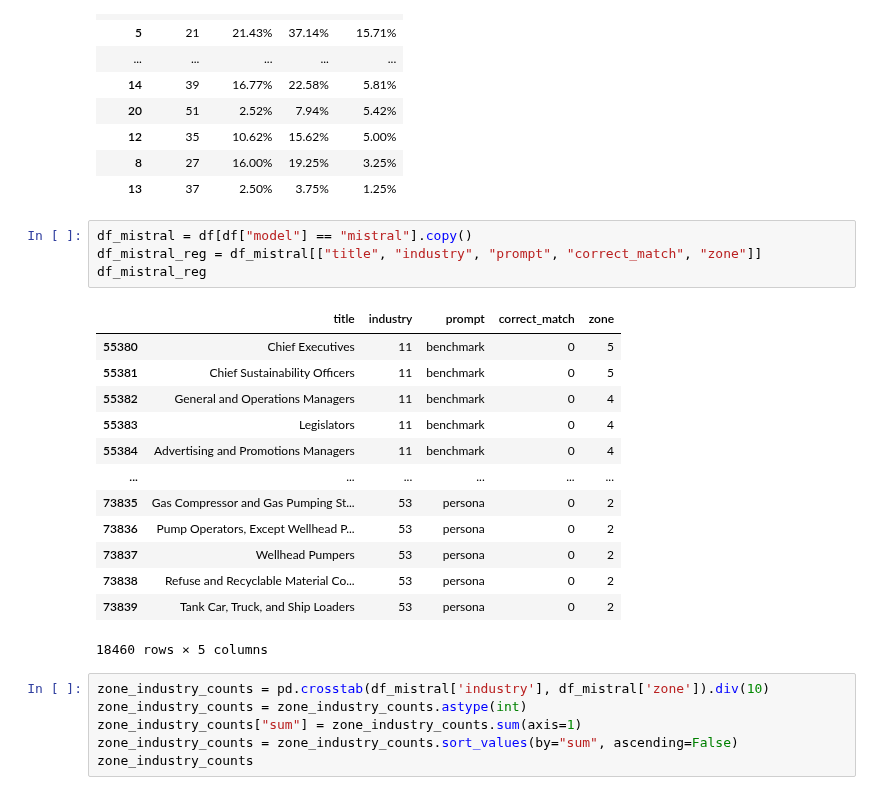
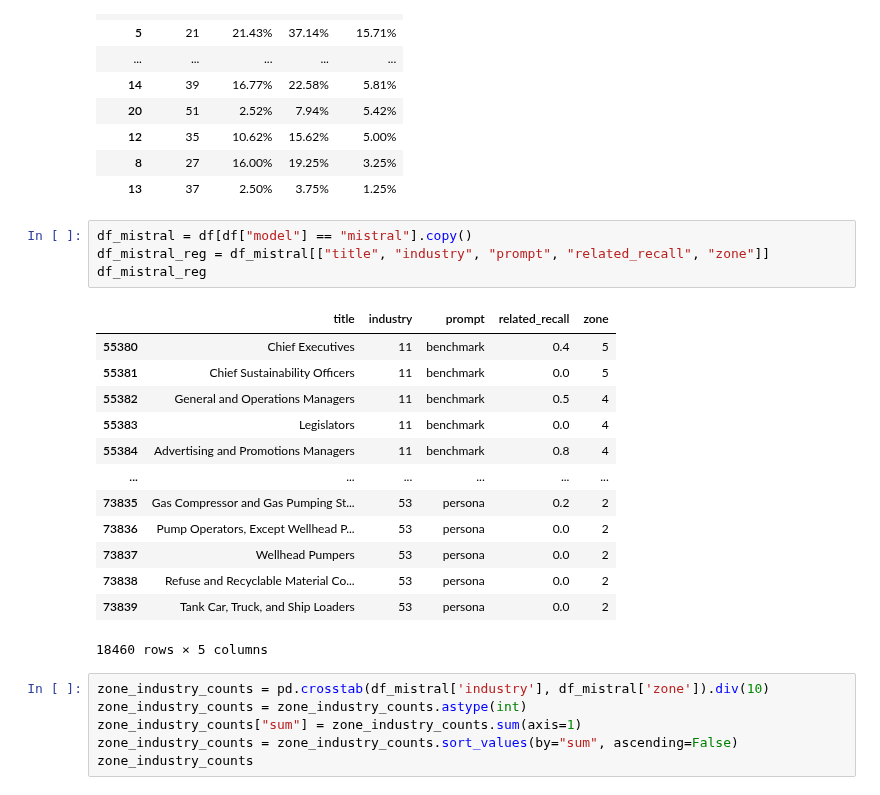
Before and after one commit to Segtanof/Teapot, a Jupyter notebook: task1_analysis.ipynb, the cells around one changed output. Cells and saved outputs as stored; diff of their text form.

```diff
--- a/task1_analysis.ipynb
+++ b/task1_analysis.ipynb
@@ -412,21 +412,21 @@ df_ind
 | 13 | 37 | 2.50% | 3.75% | 1.25% |
 # %%
 df_mistral = df[df["model"] == "mistral"].copy()
-df_mistral_reg = df_mistral[["title", "industry", "prompt", "correct_match", "zone"]]
+df_mistral_reg = df_mistral[["title", "industry", "prompt", "related_recall", "zone"]]
 df_mistral_reg
 # %% [output]
-|  | title | industry | prompt | correct_match | zone |
-| 55380 | Chief Executives | 11 | benchmark | 0 | 5 |
-| 55381 | Chief Sustainability Officers | 11 | benchmark | 0 | 5 |
-| 55382 | General and Operations Managers | 11 | benchmark | 0 | 4 |
-| 55383 | Legislators | 11 | benchmark | 0 | 4 |
-| 55384 | Advertising and Promotions Managers | 11 | benchmark | 0 | 4 |
+|  | title | industry | prompt | related_recall | zone |
+| 55380 | Chief Executives | 11 | benchmark | 0.4 | 5 |
+| 55381 | Chief Sustainability Officers | 11 | benchmark | 0.0 | 5 |
+| 55382 | General and Operations Managers | 11 | benchmark | 0.5 | 4 |
+| 55383 | Legislators | 11 | benchmark | 0.0 | 4 |
+| 55384 | Advertising and Promotions Managers | 11 | benchmark | 0.8 | 4 |
 | ... | ... | ... | ... | ... | ... |
-| 73835 | Gas Compressor and Gas Pumping St... | 53 | persona | 0 | 2 |
-| 73836 | Pump Operators, Except Wellhead P... | 53 | persona | 0 | 2 |
-| 73837 | Wellhead Pumpers | 53 | persona | 0 | 2 |
-| 73838 | Refuse and Recyclable Material Co... | 53 | persona | 0 | 2 |
-| 73839 | Tank Car, Truck, and Ship Loaders | 53 | persona | 0 | 2 |
+| 73835 | Gas Compressor and Gas Pumping St... | 53 | persona | 0.2 | 2 |
+| 73836 | Pump Operators, Except Wellhead P... | 53 | persona | 0.0 | 2 |
+| 73837 | Wellhead Pumpers | 53 | persona | 0.0 | 2 |
+| 73838 | Refuse and Recyclable Material Co... | 53 | persona | 0.0 | 2 |
+| 73839 | Tank Car, Truck, and Ship Loaders | 53 | persona | 0.0 | 2 |
 18460 rows × 5 columns
 # %%
 zone_industry_counts = pd.crosstab(df_mistral['industry'], df_mistral['zone']).div(10)
```
Also changed, not shown: parts of 25 cells of this notebook.
